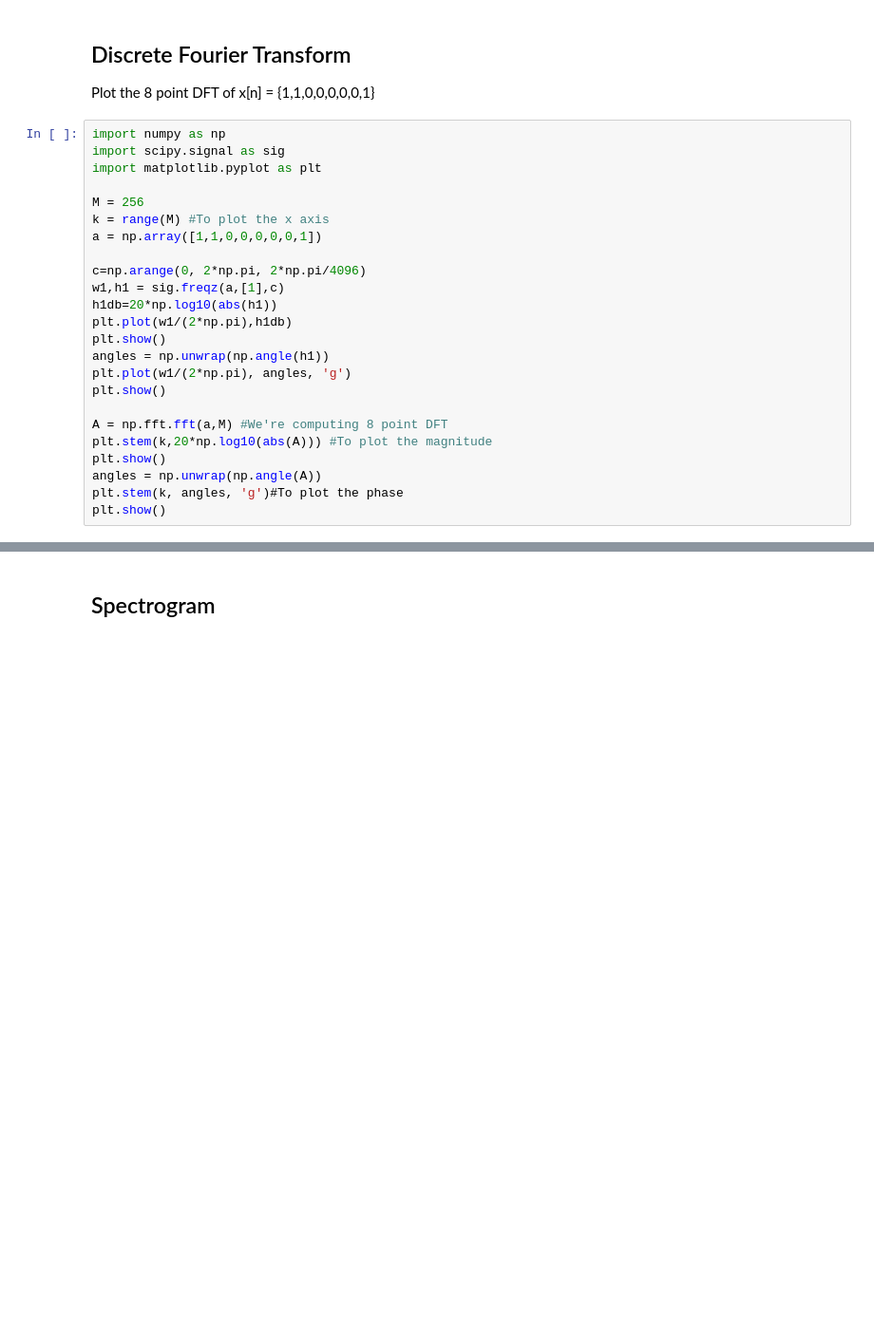
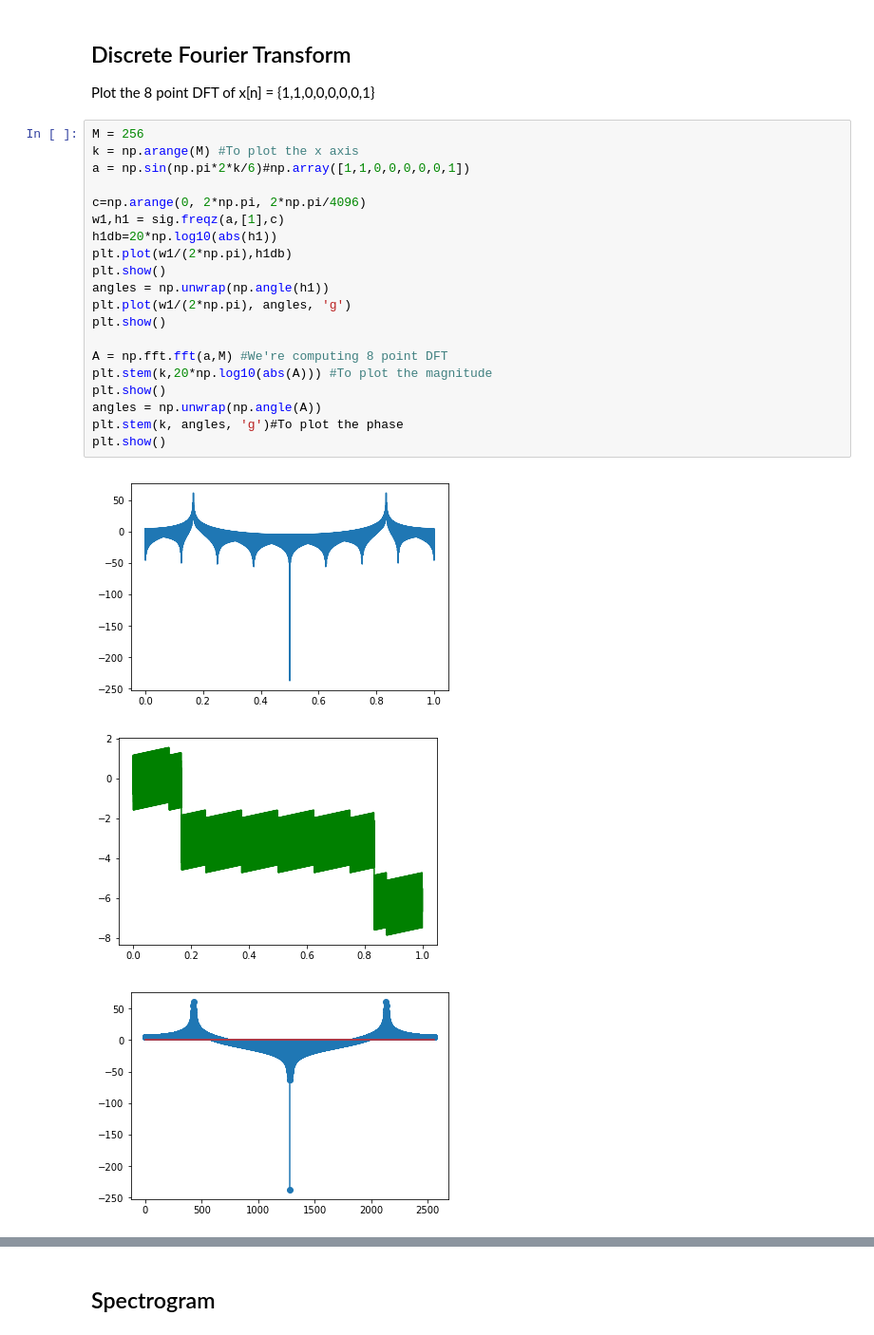
Before and after one commit to rmhanchate/SAMP2020_course_material, a Jupyter notebook: Signal_Processing_Basics.ipynb, the cells around one changed output, grey strips where cells are left out. Shown at 95% size. Saved outputs shown, nothing was run; the diff lists cells and outputs as text; blank space fills up the shorter version.

```diff
--- a/Signal_Processing_Basics.ipynb
+++ b/Signal_Processing_Basics.ipynb
@@ -156,26 +164,26 @@ plt.show();
 
 Plot the 8 point DFT of x[n] = {1,1,0,0,0,0,0,1}
 # %%
-import numpy as np
-import scipy.signal as sig
-import matplotlib.pyplot as plt
-
 M = 256
-k = range(M) #To plot the x axis
-a = np.array([1,1,0,0,0,0,0,1])
+k = np.arange(M) #To plot the x axis
+a = np.sin(np.pi*2*k/6)#np.array([1,1,0,0,0,0,0,1])
 
 c=np.arange(0, 2*np.pi, 2*np.pi/4096)
 w1,h1 = sig.freqz(a,[1],c)
 h1db=20*np.log10(abs(h1))
 plt.plot(w1/(2*np.pi),h1db)
 plt.show()
 angles = np.unwrap(np.angle(h1))
 plt.plot(w1/(2*np.pi), angles, 'g')
 plt.show()
 
 A = np.fft.fft(a,M) #We're computing 8 point DFT
 plt.stem(k,20*np.log10(abs(A))) #To plot the magnitude
 plt.show()
 angles = np.unwrap(np.angle(A))
 plt.stem(k, angles, 'g')#To plot the phase
 plt.show()
+# %% [output]
+[figure, added]
+[figure, added]
+[figure, added]
```
Also changed, not shown: parts of 8 cells of this notebook, 14 other files.
